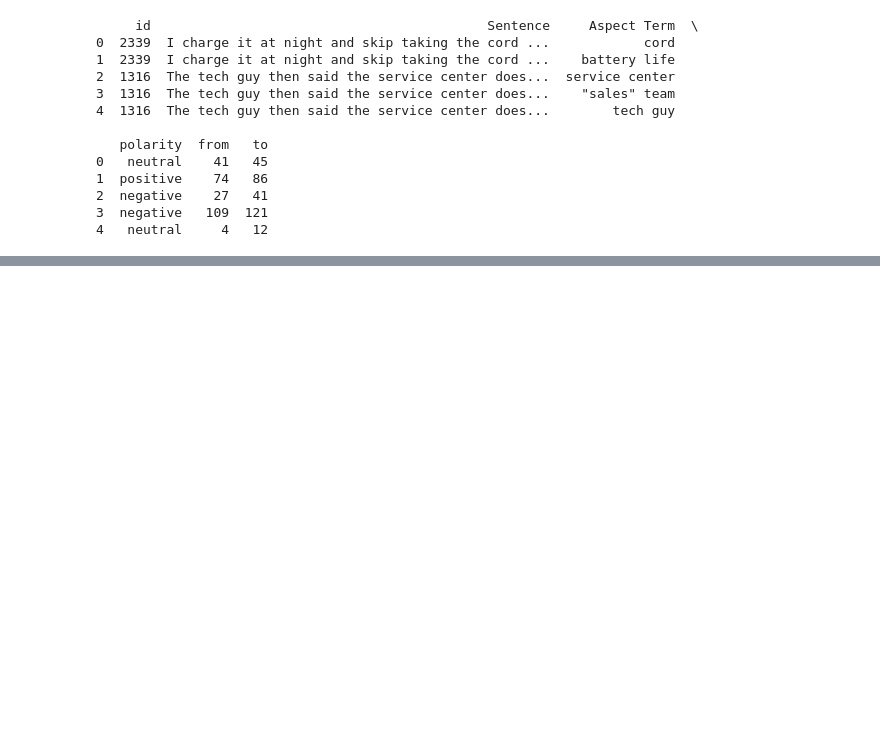
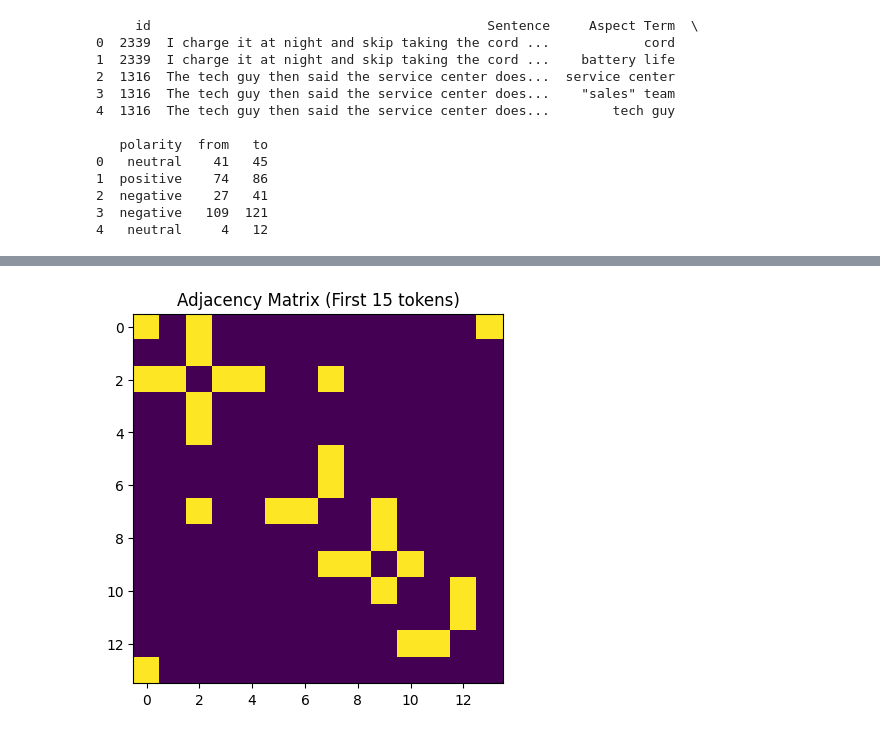
Before and after one commit to f247805/ABSA-Analysis-with-Explainability-Methods, a Jupyter notebook: IAGCN_Seemval14.ipynb, the cells around one changed output, grey strips where cells are left out. Drawn from its saved outputs; the diff is of its cells as text; code cells hidden in the pictures; blank space fills up the shorter version.

```diff
--- a/IAGCN_Seemval14.ipynb
+++ b/IAGCN_Seemval14.ipynb
@@ -199,16 +140,0 @@ Tokenization complete.
-# %%
-# View tokenization of first 5 examples
-for i in range(20):
-    print(f"\nExample {i+1}")
-    print("Sentence:", train_data.iloc[i]['Sentence'])
-    print("Aspect:", train_data.iloc[i]['Aspect Term'])
-
-    # Decode tokens for readability
-    tokens = tokenizer.convert_ids_to_tokens(input_ids[i][0])
-    print("Tokens:", tokens)
-
-    # Optional: view token type ids
-    print("Token Type IDs:", token_type_ids[i][0].tolist())
-
-    # Optional: attention mask
-    print("Attention Mask:", attention_masks[i][0].tolist())
@@ -261,0 +303,19 @@ val_dataloader = DataLoader(val_data, batch_size=32)
+# %%
+from sklearn.model_selection import train_test_split
+
+# Split by unique IDs to maintain context integrity
+unique_ids = df["id"].unique()
+train_ids, test_ids = train_test_split(
+    unique_ids,
+    test_size=0.2,
+    random_state=42,
+    stratify=df.groupby("id")["polarity"].first()
+)
+
+train_data = df[df["id"].isin(train_ids)]
+test_data = df[df["id"].isin(test_ids)]
+
+print(f"Train size: {len(train_data)}")
+print(f"Test size: {len(test_data)}")
+print("\nTrain distribution:\n", train_data["polarity"].value_counts())
+print("\nTest distribution:\n", test_data["polarity"].value_counts())
@@ -261,0 +452,9 @@ val_dataloader = DataLoader(val_data, batch_size=32)
+# %%
+import matplotlib.pyplot as plt # Importing the pyplot module
+
+# For first sample
+plt.imshow(train_data.iloc[0]["adj_matrix"][:15,:15])
+plt.title("Adjacency Matrix (First 15 tokens)")
+plt.show()
+# %% [output]
+[figure, added]
```
Also changed, not shown: parts of 26 cells of this notebook.
